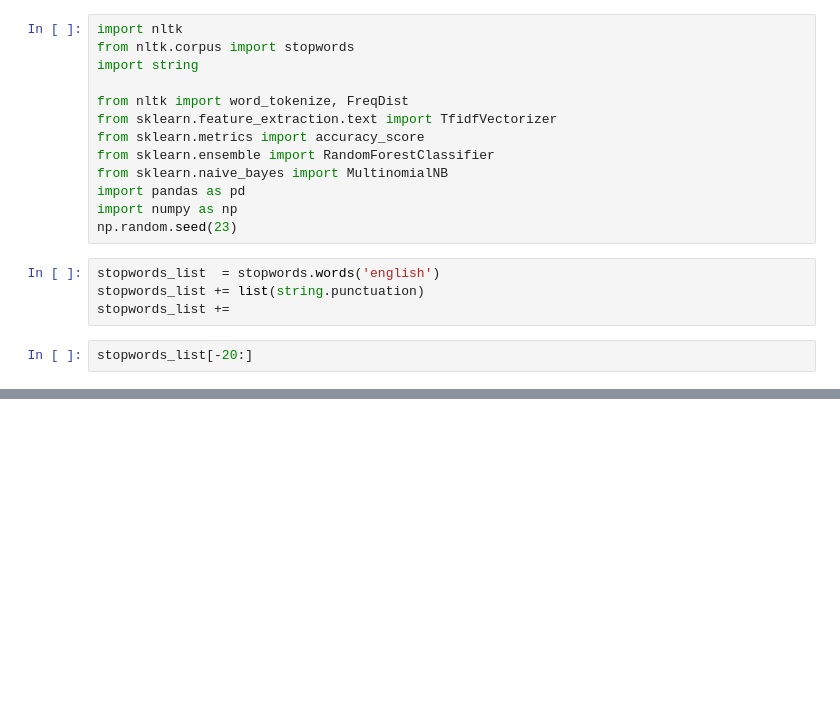
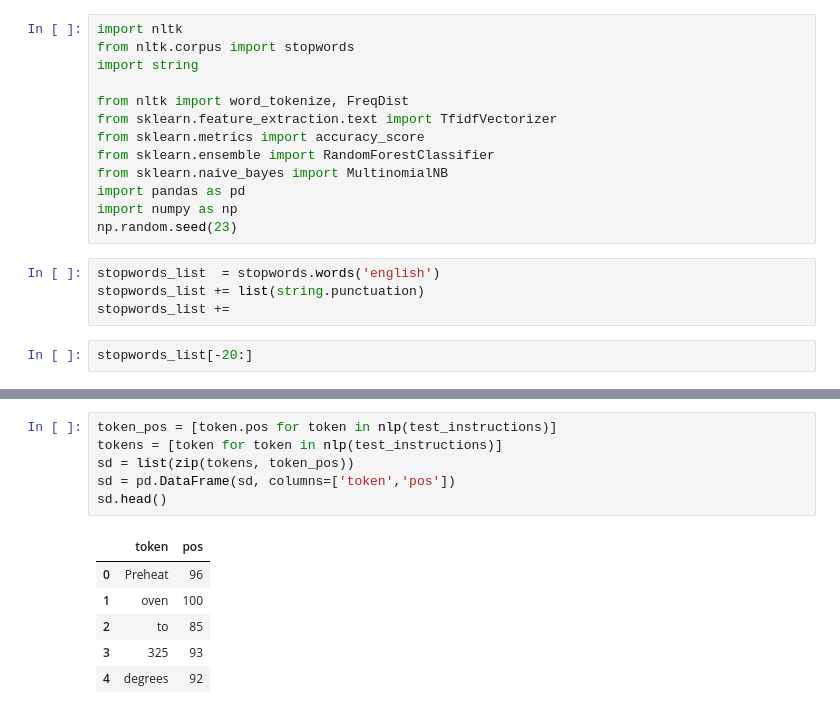
Before and after one commit to angelmanzur/Room_for_dessert, a Jupyter notebook: source/Dessert_Inspection.ipynb, the cells around one changed output, grey strips where cells are left out. Cells and saved outputs as stored; diff of their text form; blank space fills up the shorter version.

```diff
--- a/source/Dessert_Inspection.ipynb
+++ b/source/Dessert_Inspection.ipynb
@@ -591,0 +663,13 @@ stopwords_list[-20:]
+# %%
+token_pos = [token.pos for token in nlp(test_instructions)]
+tokens = [token for token in nlp(test_instructions)]
+sd = list(zip(tokens, token_pos))
+sd = pd.DataFrame(sd, columns=['token','pos'])
+sd.head()
+# %% [output]
+|  | token | pos |
+| 0 | Preheat | 96 |
+| 1 | oven | 100 |
+| 2 | to | 85 |
+| 3 | 325 | 93 |
+| 4 | degrees | 92 |
```
Also changed, not shown: parts of 31 cells of this notebook, 1 other file.
